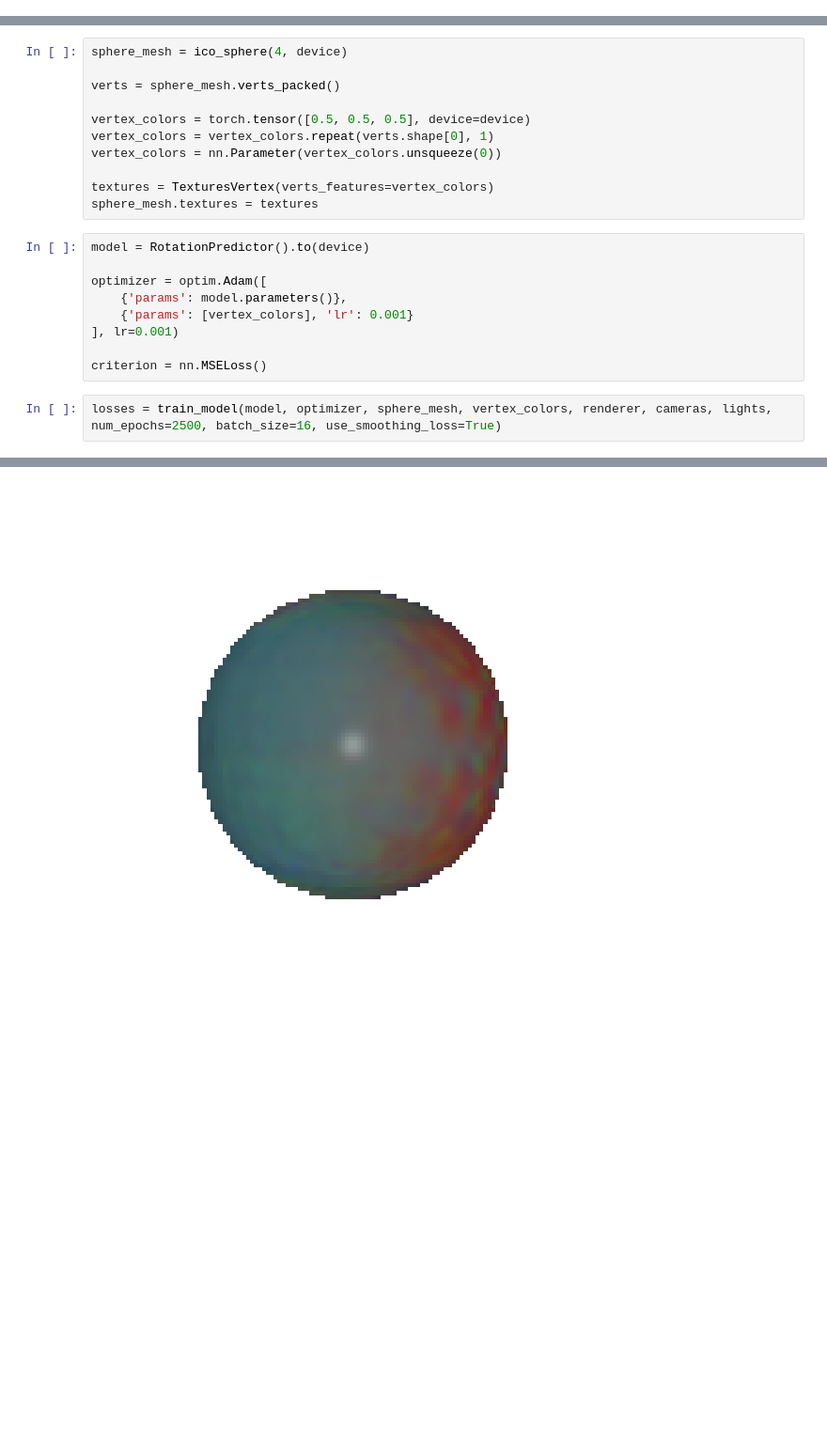
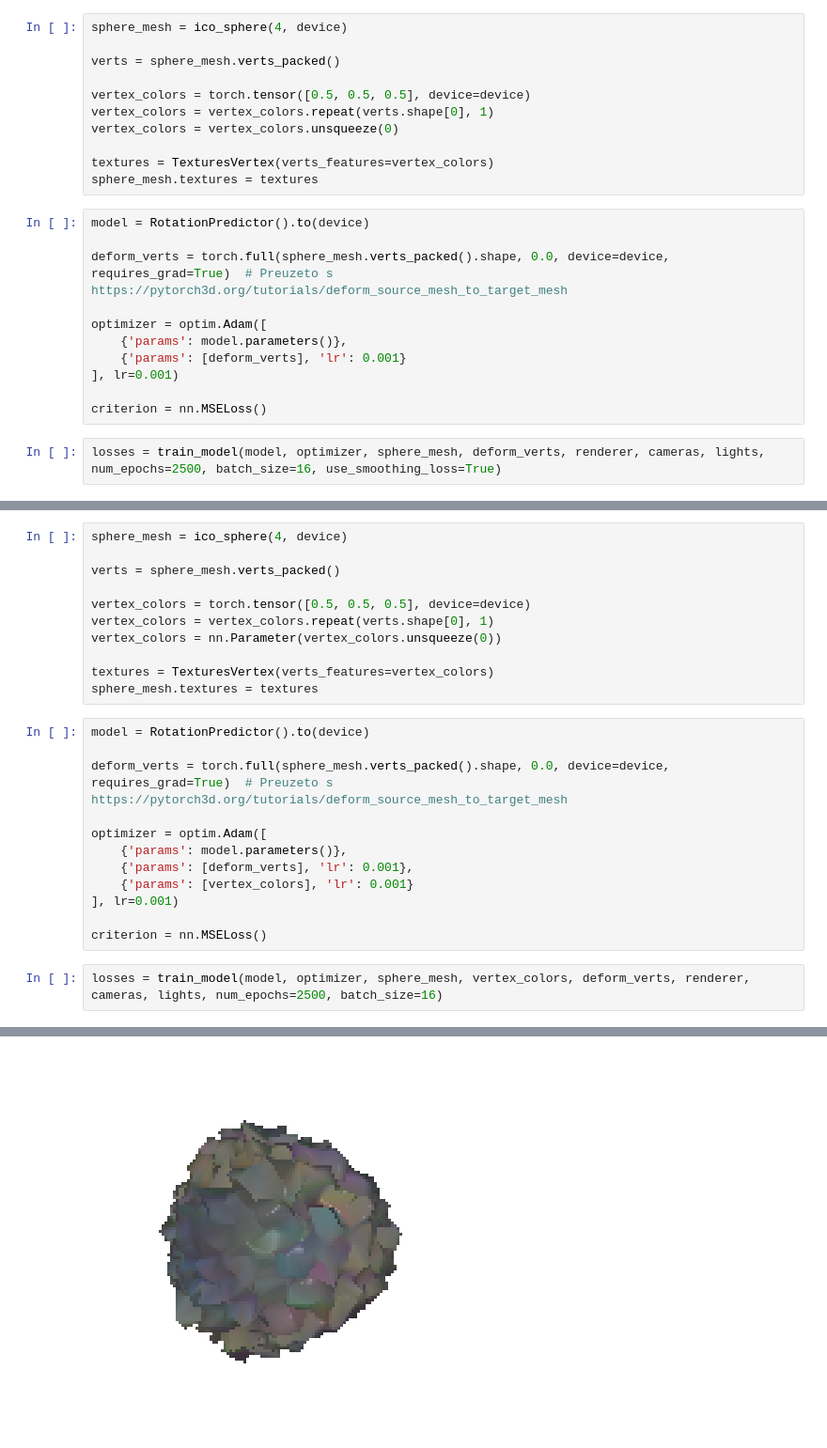
Before and after one commit to Jan-Celin/deep-learning-differentiable-rendering, a Jupyter notebook: rotation_predictor.ipynb, the cells around one changed output, grey strips where cells are left out. Shown at 94% size. Cells and saved outputs as stored; diff of their text form; blank space fills up the shorter version.

Commit message:
Add shape variation. Fix incorrect usage of smoothing loss.

```diff
--- a/rotation_predictor.ipynb
+++ b/rotation_predictor.ipynb
@@ -519,0 +598,24 @@ To prevent chaotic color changes, a laplacian smoothing loss can be included in
+# %%
+sphere_mesh = ico_sphere(4, device)
+
+verts = sphere_mesh.verts_packed()
+
+vertex_colors = torch.tensor([0.5, 0.5, 0.5], device=device)
+vertex_colors = vertex_colors.repeat(verts.shape[0], 1)
+vertex_colors = vertex_colors.unsqueeze(0)
+
+textures = TexturesVertex(verts_features=vertex_colors)
+sphere_mesh.textures = textures
+# %%
+model = RotationPredictor().to(device)
+
+deform_verts = torch.full(sphere_mesh.verts_packed().shape, 0.0, device=device, requires_grad=True)  # Preuzeto s https://pytorch3d.org/tutorials/deform_source_mesh_to_target_mesh
+
+optimizer = optim.Adam([
+    {'params': model.parameters()},
+    {'params': [deform_verts], 'lr': 0.001}
+], lr=0.001)
+
+criterion = nn.MSELoss()
+# %%
+losses = train_model(model, optimizer, sphere_mesh, deform_verts, renderer, cameras, lights, num_epochs=2500, batch_size=16, use_smoothing_loss=True)
@@ -531,12 +708,15 @@ sphere_mesh.textures = textures
 # %%
 model = RotationPredictor().to(device)
 
+deform_verts = torch.full(sphere_mesh.verts_packed().shape, 0.0, device=device, requires_grad=True)  # Preuzeto s https://pytorch3d.org/tutorials/deform_source_mesh_to_target_mesh
+
 optimizer = optim.Adam([
     {'params': model.parameters()},
+    {'params': [deform_verts], 'lr': 0.001},
     {'params': [vertex_colors], 'lr': 0.001}
 ], lr=0.001)
 
 criterion = nn.MSELoss()
 # %%
-losses = train_model(model, optimizer, sphere_mesh, vertex_colors, renderer, cameras, lights, num_epochs=2500, batch_size=16, use_smoothing_loss=True)
+losses = train_model(model, optimizer, sphere_mesh, vertex_colors, deform_verts, renderer, cameras, lights, num_epochs=2500, batch_size=16)
 # %% [output]
@@ -554,4 +734,4 @@ Epoch [600/2500], Loss: 0.9233
-[figure, old version]
+[figure, new version]
 ... (38 outputs left out)
 # %%
 plt.plot(losses)
```
Also changed, not shown: parts of 42 cells of this notebook.
